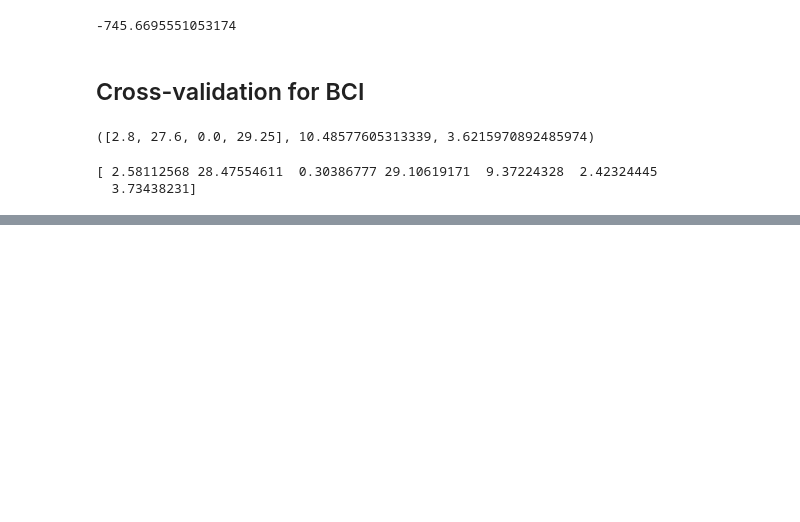
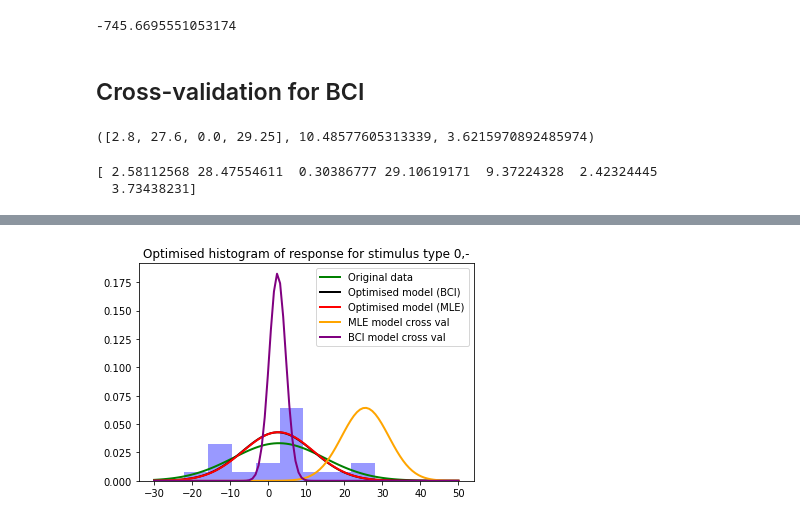
Before and after one commit to s180820/CogMod3, a Jupyter notebook: initial_notebook.ipynb, the cells around one changed output, grey strips where cells are left out. Cells and saved outputs as stored; diff of their text form; code cells hidden in the pictures; blank space fills up the shorter version.

```diff
--- a/initial_notebook.ipynb
+++ b/initial_notebook.ipynb
@@ -484,13 +484,13 @@ def gaussian(params):
 
     # Calculate  negative log likelihood
     err = 0
-    for i in range(4):
+    for i in range(3):
         err = err - stats.norm.logpdf(data0[i], loc=means[i], scale=scale[i]).sum()
 
 
 
-    for i in range(3):
-        err = err - stats.norm.logpdf(data0[i+4], loc=estimates[0][i], scale=estimates[1]).sum()
+    for i in range(4):
+        err = err - stats.norm.logpdf(data0[i+3], loc=estimates[0][i], scale=estimates[1]).sum()
 
     return err
 
@@ -545,7 +545,7 @@ error
 # %%
 org_data = data.copy()
 # dropping the first column of the org_data
-l = 4
+l = 6
 data0 = org_data.drop(org_data.columns[l], axis=1)
 
 # rename the columns
@@ -647,0 +667,3 @@ error
+# %%
+means_cros_MLE = [25.50984673, 0.36785057, 26.72781539, 29.04565385, 2.421370433718561, 21.053585801487607, 6.836135255190819, 29.102292845813572]
+sigmas_cros_MLE = [6.20203912, 8.76587312, 4.59484862, 2.6045177, 20.892432754822647, 17.048856887502684, 14.43623502318232, 7.165843479626501]
@@ -647,0 +679,3 @@ error
+# %%
+means_cros_BCI = [2.44940519, 28.21448175, 0.40343266, 29.12742004, 0.4465650974180189, 27.444080469466687, 2.0691588828474003, 29.066674254896068]
+sigmas_cros_BCI = [2.18239054, 9.38744211, 2.1823905, 2.18239052, 5.504155811594158, 5.504155811594158, 5.504155811594158, 5.504155811594158]
@@ -647,0 +685,85 @@ error
+# %%
+# plotting the BCI model with optimised parameters and the histograms of the data
+
+def plot_optimised_model(data, first_4_optimised_BCI, last_4_optimised_BCI, optimised_sigma_a_BCI, optimised_sigma_v_BCI, optimised_sigma_av_BCI, means_cros_MLE, means_cros_BCI, sigmas_cros_MLE, sigmas_cros_BCI):
+
+
+
+    liste = ['0,-',' 30,-', '-,0' ,'-,30',' 0,0', '0,30', '30,0' ,'30,30']
+    for i in range(4):
+        plt.hist(data[i], bins=8, density=True, alpha=0.4, color='b')
+        plt.title('Optimised histogram of response for stimulus type {}'.format([i for i in liste][i]))
+        xmin, xmax = (-30, 50)
+        mu, std = norm.fit(data[i])
+        x = np.linspace(xmin, xmax, 100)
+        p = norm.pdf(x, mu, std)
+        plt.plot(x, p, color='green', linewidth=2)
+        # plt.show()
+
+    # Plot the PDF.
+        xmin, xmax = (-30, 50)
+        x = np.linspace(xmin, xmax, 100)
+        if i < 2:
+            p = norm.pdf(x, first_4_optimised_BCI[i], optimised_sigma_a_BCI) # this is the bci
+            mle = norm.pdf(x, first_4_optimised[i], optimised_sigma_a)
+            cros_vals_MLE = norm.pdf(x, means_cros_MLE[i], sigmas_cros_MLE[i])
+            cros_vals_BCI = norm.pdf(x, means_cros_BCI[i], sigmas_cros_BCI[i])
+            plt.plot(x, p, 'k', linewidth=2)
+            plt.plot(x, mle, 'r', linewidth=2)
+            plt.plot(x, cros_vals_MLE, 'orange', linewidth=2)
+            plt.plot(x, cros_vals_BCI, 'purple', linewidth=2)
+
+            plt.legend(['Original data', 'Optimised model (BCI)', 'Optimised model (MLE)', 'MLE model cross val', 'BCI model cross val'])
+            plt.savefig('opt_histogram_BCI{}.png'.format([i for i in liste][i]))
+
+
+            plt.show()
+
+        else:
+            p = norm.pdf(x, first_4_optimised_BCI[i], optimised_sigma_v_BCI)
+            mle = norm.pdf(x, first_4_optimised[i], optimised_sigma_v)
+            cros_vals_MLE = norm.pdf(x, means_cros_MLE[i], sigmas_cros_MLE[i])
+            cros_vals_BCI = norm.pdf(x, means_cros_BCI[i], sigmas_cros_BCI[i])
+
+            plt.plot(x, p, 'k', linewidth=2)
+            plt.plot(x, mle, 'r', linewidth=2)
+            plt.plot(x, cros_vals_MLE, 'orange', linewidth=2)
+            plt.plot(x, cros_vals_BCI, 'purple', linewidth=2)
+            plt.legend(['Original data', 'Optimised model (BCI)', 'Optimised model (MLE)', 'MLE model cross val', 'BCI model cross val'])
+            plt.savefig('opt_histogram_BCI{}.png'.format([i for i in liste][i]))
+
+
+            plt.show()
+
+
+    for i in range(4):
+        plt.hist(data[i+4], bins=8, density=True, alpha=0.4, color='b')
+        plt.title('Optimised histogram of response for stimulus type {}'.format([i for i in liste][i+4]))
+        xmin, xmax = (-30, 50)
+        mu, std = norm.fit(data[i+4])
+        x = np.linspace(xmin, xmax, 100)
+        p = norm.pdf(x, mu, std)
+        plt.plot(x, p, color='green', linewidth=2)
+
+    # Plot the PDF.
+        xmin, xmax = (-30, 50)
+        x = np.linspace(xmin, xmax, 100)
+        p = norm.pdf(x, last_4_optimised_BCI[i], optimised_sigma_av_BCI)
+        mle = norm.pdf(x, last_4_optimised[i], optimised_sigma_av)
+        cros_vals_MLE = norm.pdf(x, means_cros_MLE[i+4], sigmas_cros_MLE[i+4])
+        cros_vals_BCI = norm.pdf(x, means_cros_BCI[i+4], sigmas_cros_BCI[i+4])
+
+
+        plt.plot(x, p, 'k', linewidth=2) # BCI model dotted line
+        plt.plot(x, mle, 'r', linewidth=2)
+        plt.plot(x, cros_vals_MLE, 'orange', linewidth=2)
+        plt.plot(x, cros_vals_BCI, 'purple', linewidth=2)
+
+        plt.legend(['Original data', 'Optimised model (BCI)', 'Optimised model (MLE)', 'MLE model cross val', 'BCI model cross val'])
+        plt.savefig('opt_histogram_BCI{}.png'.format([i for i in liste][i+4]))
+        plt.show()
+
+
+plot_optimised_model(data, first_4_optimised_BCI, last_4_optimised_BCI, optimised_sigma_a_BCI, optimised_sigma_v_BCI, optimised_sigma_av_BCI,means_cros_MLE, means_cros_BCI, sigmas_cros_MLE, sigmas_cros_BCI)
+# %% [output]
+[figure, added]
```
Also changed, not shown: parts of 13 cells of this notebook.
